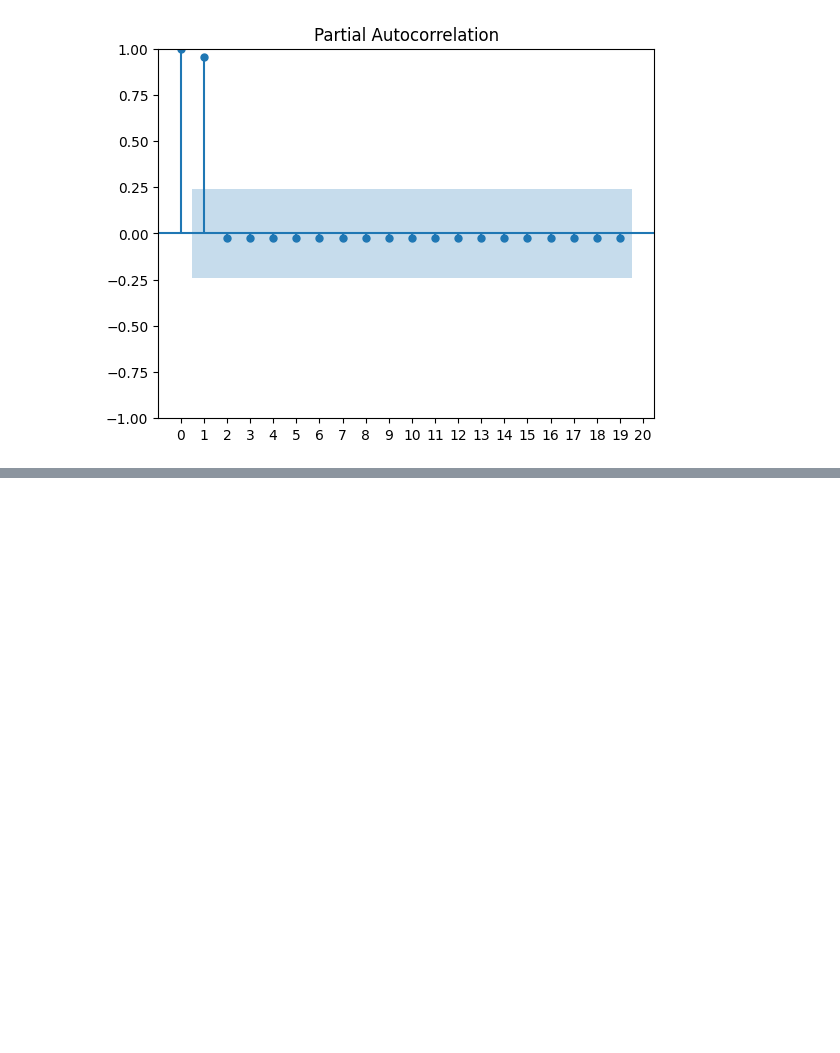
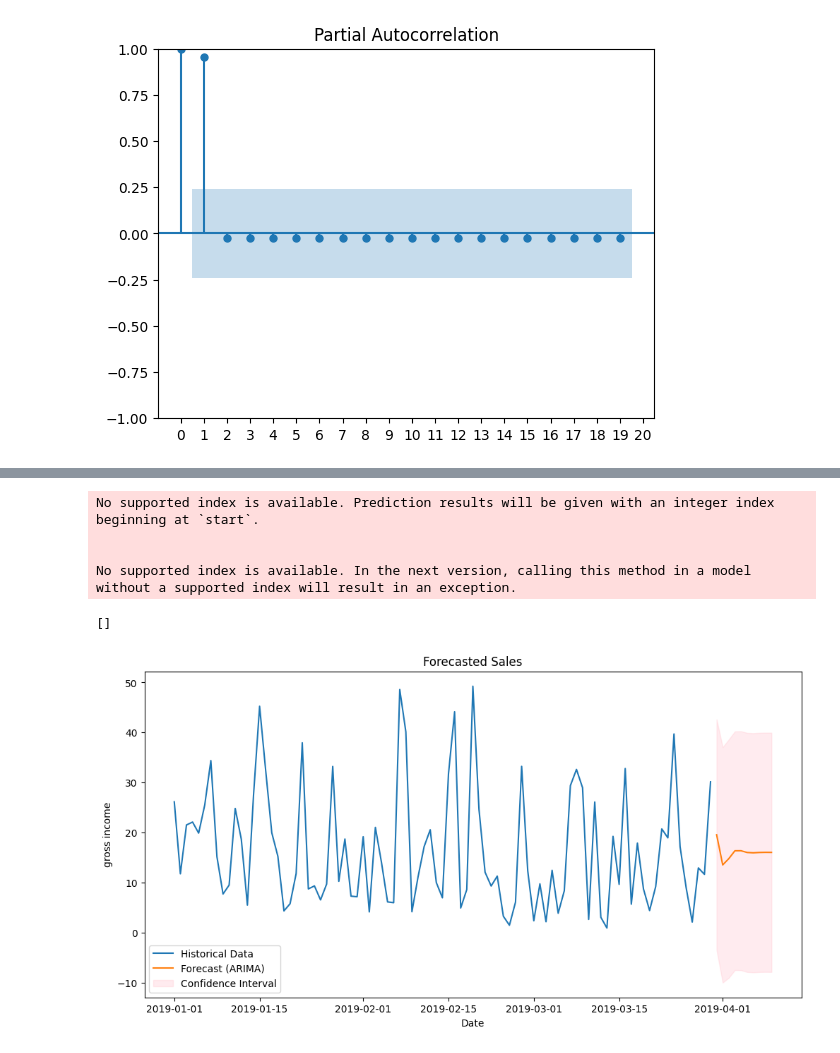
Before and after one commit to Lesego-1/Data-Visualization-Project, a Jupyter notebook: main.ipynb, the cells around one changed output, grey strips where cells are left out. Cells and saved outputs as stored; diff of their text form; code cells hidden in the pictures; blank space fills up the shorter version.

Commit message:
Plot Results

```diff
--- a/main.ipynb
+++ b/main.ipynb
@@ -177,0 +185,28 @@ An unsupported index was provided and will be ignored when e.g. forecasting.
+# %%
+arima_forecast = arima_model_fitted.get_forecast(steps=10) # ARIMA Forecast
+
+# Get confidence interval and forecast mean
+forecast_mean = arima_forecast.predicted_mean
+confidence_intervals = arima_forecast.conf_int()
+
+# Get lower and upper confidence intervals
+lower_limits = confidence_intervals.iloc[:, 0]
+upper_limits = confidence_intervals.iloc[:, 1]
+# %% [output]
+No supported index is available. Prediction results will be given with an integer index beginning at `start`.
+
+
+No supported index is available. In the next version, calling this method in a model without a supported index will result in an exception.
+# %%
+# Plot Forecast with Confidence Interval
+forecast_index = pd.date_range(df["Date"].iloc[-1], periods=10 + 1, freq='D')[1:]
+plt.figure(figsize=(12, 6))
+sns.lineplot(x=df["Date"], y=df["gross income"], label="Historical Data")
+sns.lineplot(x=forecast_index, y=forecast_mean, label="Forecast (ARIMA)")
+plt.fill_between(forecast_index, lower_limits, upper_limits, color='pink', alpha=0.3, label='Confidence Interval')
+plt.title("Forecasted Sales")
+plt.legend()
+plt.plot()
+# %% [output]
+[]
+[figure, added]
```
Also changed, not shown: parts of 4 cells of this notebook, 1 other file.
